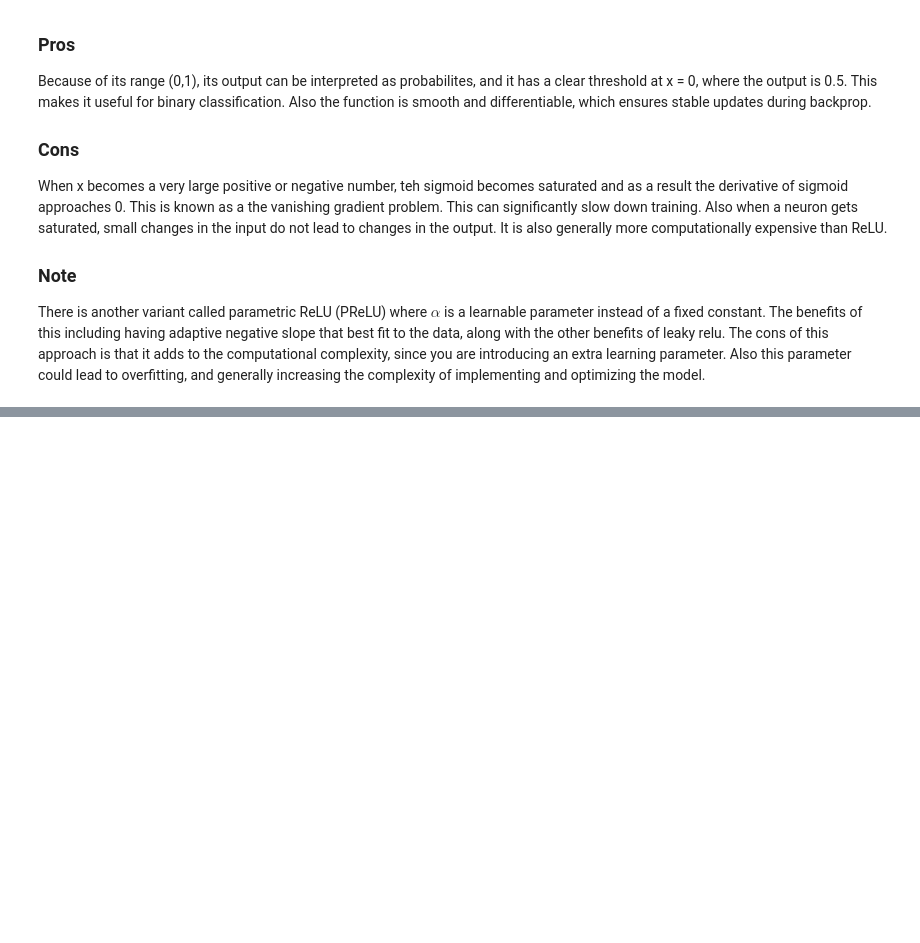
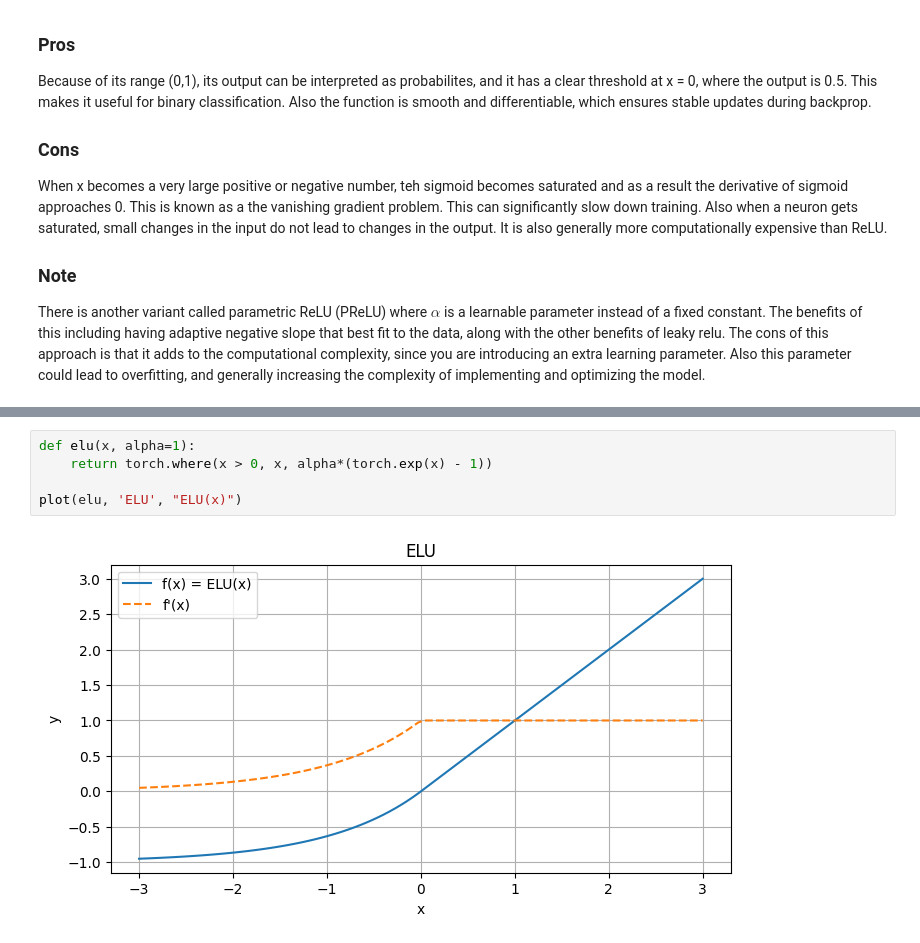
Before and after one commit to Jiminator/MLNotes, a Jupyter notebook: MLStudio/activation_functions.ipynb, the cells around one changed output, grey strips where cells are left out. Drawn from its saved outputs; the diff is of its cells as text; blank space fills up the shorter version.

```diff
--- a/MLStudio/activation_functions.ipynb
+++ b/MLStudio/activation_functions.ipynb
@@ -160,0 +244,7 @@ plot(sigmoid, 'Sigmoid', "max(ax, x)")
+# %%
+def elu(x, alpha=1):
+    return torch.where(x > 0, x, alpha*(torch.exp(x) - 1))
+
+plot(elu, 'ELU', "ELU(x)")
+# %% [output]
+[figure, added]
```
Also changed, not shown: parts of 13 cells of this notebook.
